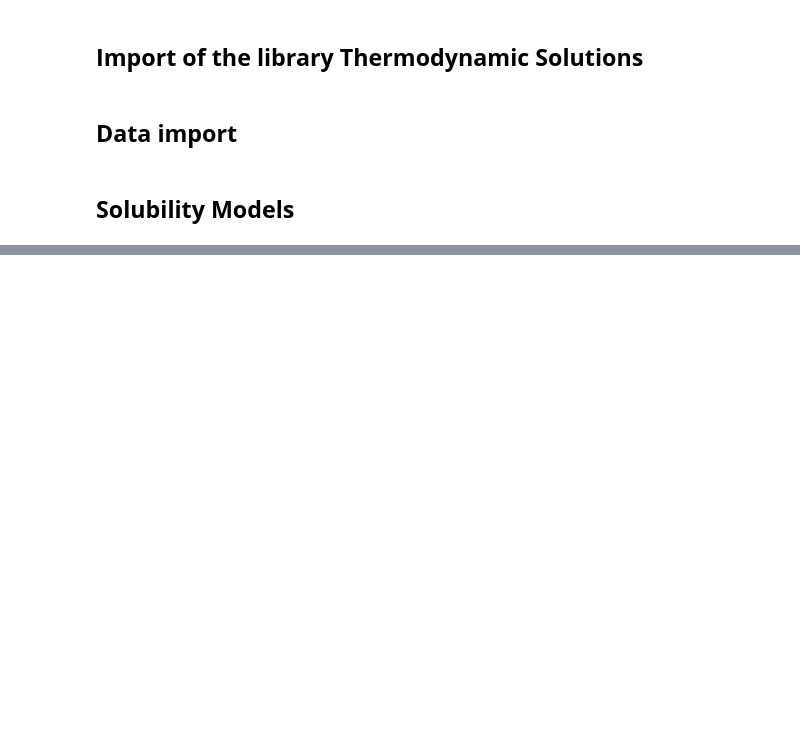
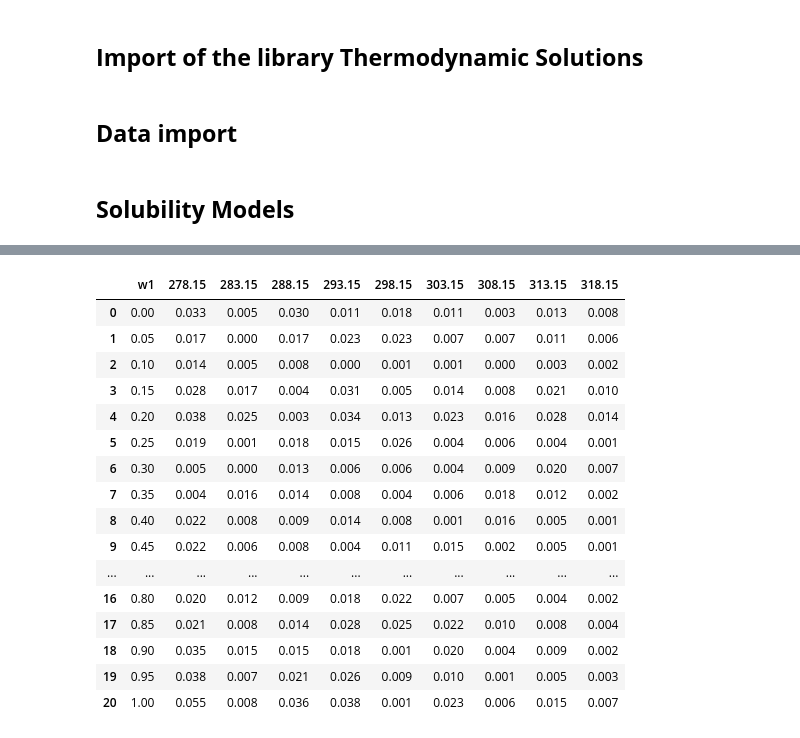
Before and after one commit to josorio398/Datos-Experimentales-Articulos, a Jupyter notebook: Test_Notebook_Thermodynamic_Solutions.ipynb, the cells around one changed output, grey strips where cells are left out. Cells and saved outputs as stored; diff of their text form; code cells hidden in the pictures; blank space fills up the shorter version.

```diff
--- a/Test_Notebook_Thermodynamic_Solutions.ipynb
+++ b/Test_Notebook_Thermodynamic_Solutions.ipynb
@@ -69,0 +118,20 @@ model.parameters()
+# %%
+model_apelblat.relative_deviations()
+# %% [output]
+|  | w1 | 278.15 | 283.15 | 288.15 | 293.15 | 298.15 | 303.15 | 308.15 | 313.15 | 318.15 |
+| 0 | 0.00 | 0.033 | 0.005 | 0.030 | 0.011 | 0.018 | 0.011 | 0.003 | 0.013 | 0.008 |
+| 1 | 0.05 | 0.017 | 0.000 | 0.017 | 0.023 | 0.023 | 0.007 | 0.007 | 0.011 | 0.006 |
+| 2 | 0.10 | 0.014 | 0.005 | 0.008 | 0.000 | 0.001 | 0.001 | 0.000 | 0.003 | 0.002 |
+| 3 | 0.15 | 0.028 | 0.017 | 0.004 | 0.031 | 0.005 | 0.014 | 0.008 | 0.021 | 0.010 |
+| 4 | 0.20 | 0.038 | 0.025 | 0.003 | 0.034 | 0.013 | 0.023 | 0.016 | 0.028 | 0.014 |
+| 5 | 0.25 | 0.019 | 0.001 | 0.018 | 0.015 | 0.026 | 0.004 | 0.006 | 0.004 | 0.001 |
+| 6 | 0.30 | 0.005 | 0.000 | 0.013 | 0.006 | 0.006 | 0.004 | 0.009 | 0.020 | 0.007 |
+| 7 | 0.35 | 0.004 | 0.016 | 0.014 | 0.008 | 0.004 | 0.006 | 0.018 | 0.012 | 0.002 |
+| 8 | 0.40 | 0.022 | 0.008 | 0.009 | 0.014 | 0.008 | 0.001 | 0.016 | 0.005 | 0.001 |
+| 9 | 0.45 | 0.022 | 0.006 | 0.008 | 0.004 | 0.011 | 0.015 | 0.002 | 0.005 | 0.001 |
+| ... | ... | ... | ... | ... | ... | ... | ... | ... | ... | ... |
+| 16 | 0.80 | 0.020 | 0.012 | 0.009 | 0.018 | 0.022 | 0.007 | 0.005 | 0.004 | 0.002 |
+| 17 | 0.85 | 0.021 | 0.008 | 0.014 | 0.028 | 0.025 | 0.022 | 0.010 | 0.008 | 0.004 |
+| 18 | 0.90 | 0.035 | 0.015 | 0.015 | 0.018 | 0.001 | 0.020 | 0.004 | 0.009 | 0.002 |
+| 19 | 0.95 | 0.038 | 0.007 | 0.021 | 0.026 | 0.009 | 0.010 | 0.001 | 0.005 | 0.003 |
+| 20 | 1.00 | 0.055 | 0.008 | 0.036 | 0.038 | 0.001 | 0.023 | 0.006 | 0.015 | 0.007 |
```
Also changed, not shown: parts of 18 cells of this notebook.
